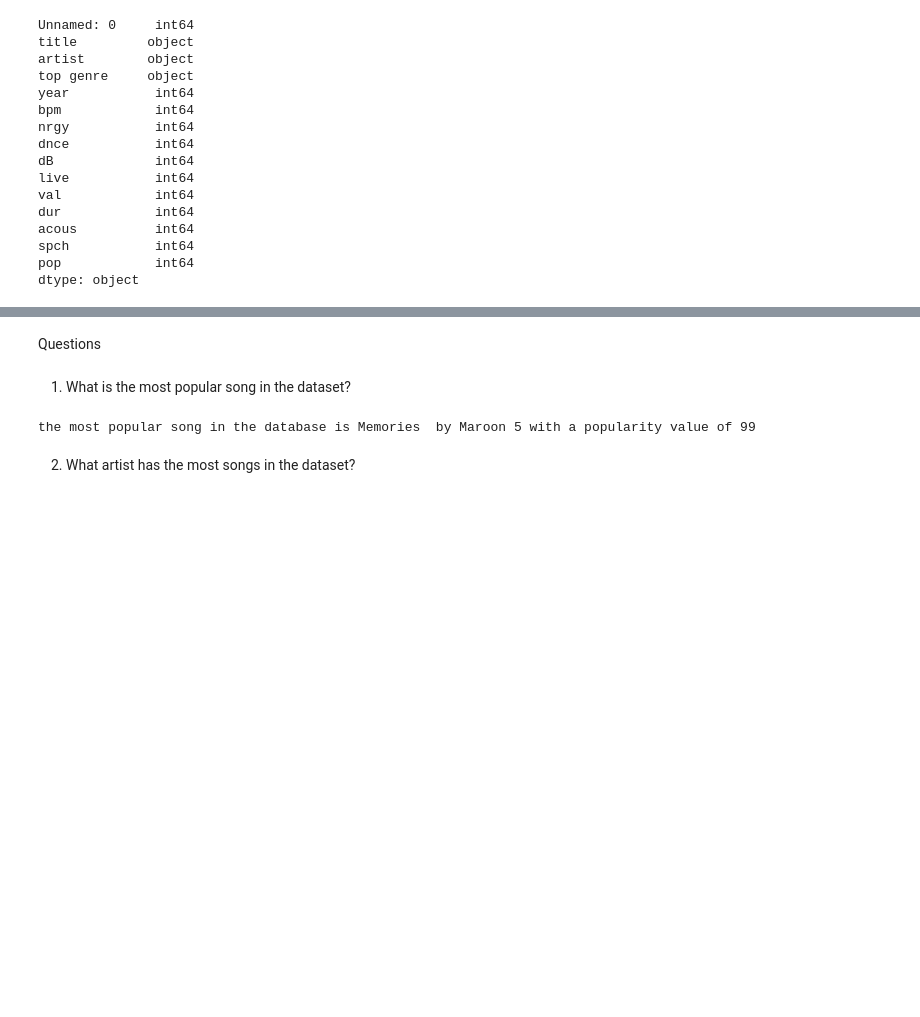
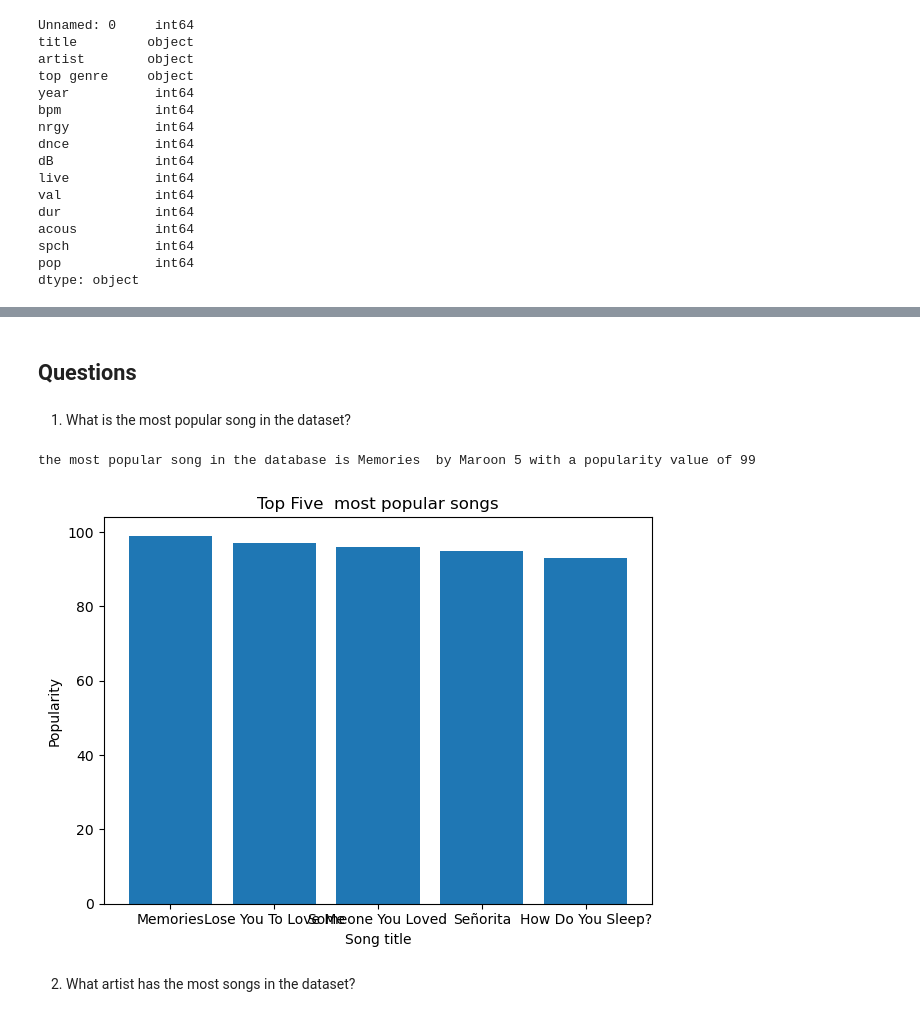
Before and after one commit to sahvsergio/treehouse_data_analysis_techdegree_unit7, a Jupyter notebook: treehouse_data_analysis_techdegree_unit7.ipynb, the cells around one changed output, grey strips where cells are left out. Drawn from its saved outputs; the diff is of its cells as text; code cells hidden in the pictures; blank space fills up the shorter version.

```diff
--- a/treehouse_data_analysis_techdegree_unit7.ipynb
+++ b/treehouse_data_analysis_techdegree_unit7.ipynb
@@ -191,22 +208,36 @@ dtype: object
 # %% [markdown]
-Questions
+## Questions
 # %% [markdown]
 1. What is the most popular song in the dataset?
 # %%
 # select the  title and pop  columns
+
 popularity=all_top_songs[['title','pop', 'artist']]
 #find the maximum value for the  pop column
 max_pop=all_top_songs['pop'].max()
 
 top_song=popularity.loc[(popularity['pop']==max_pop)]
 for element in top_song.iterrows():
     title=element[1]['title']
     popular= element[1]['pop']
     artist=element[1]['artist']
 
+
+
+sorted_popularity=popularity.sort_values('pop', ascending=False)
+top_five_songs= sorted_popularity.head(5)
 print(f"the most popular song in the database is {title}  by {artist} with a popularity value of {popular} ")
+top_five_songs
+
+plt.title('Top Five  most popular songs')
+plt.bar(top_five_songs['title'],top_five_songs['pop'] )
+plt.xlabel('Song title')
+plt.ylabel('Popularity')
+plt.tight_layout()
+plt.show()
 # %% [output]
 the most popular song in the database is Memories  by Maroon 5 with a popularity value of 99
+[figure, added]
 # %% [markdown]
 2. What artist has the most songs in the dataset?
 # %%
```
Also changed, not shown: parts of 3 cells of this notebook.
